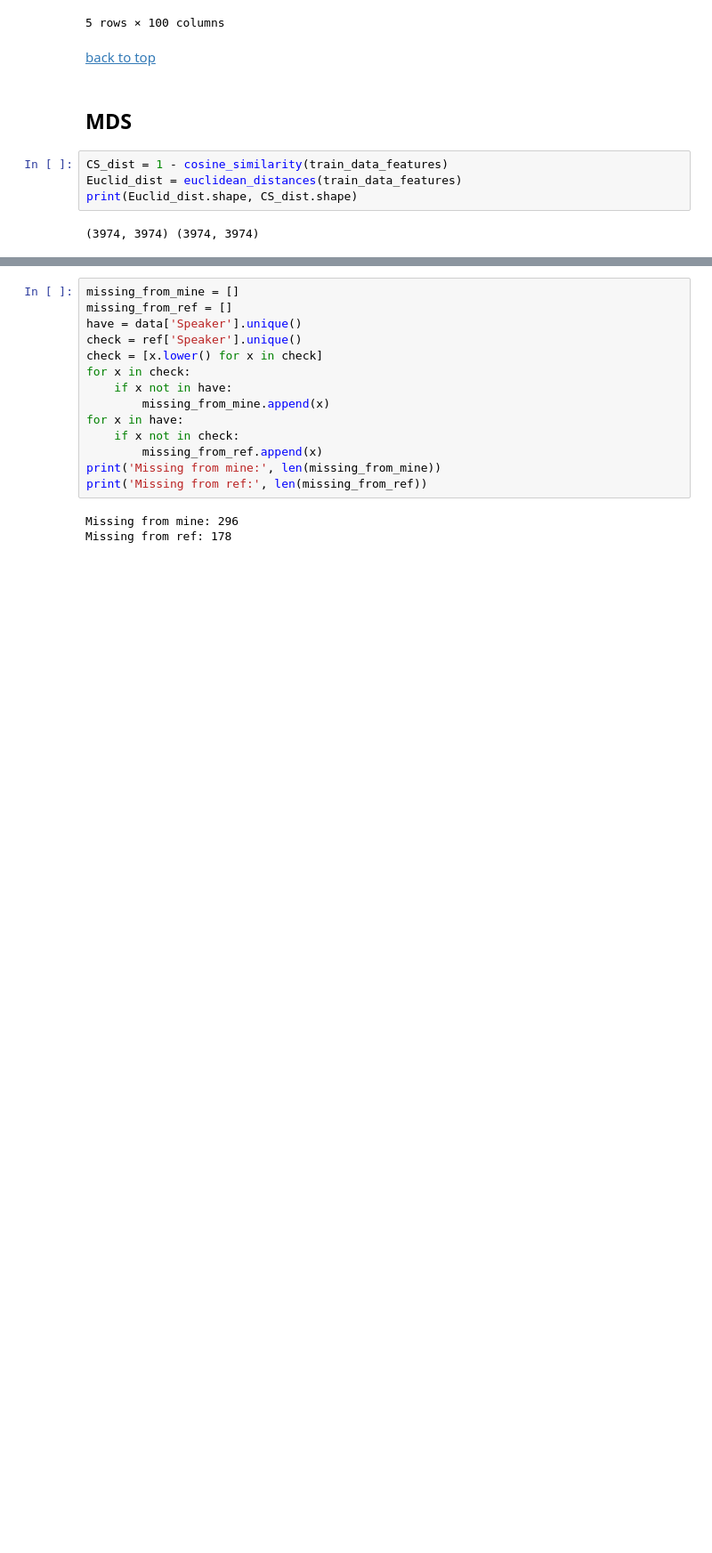
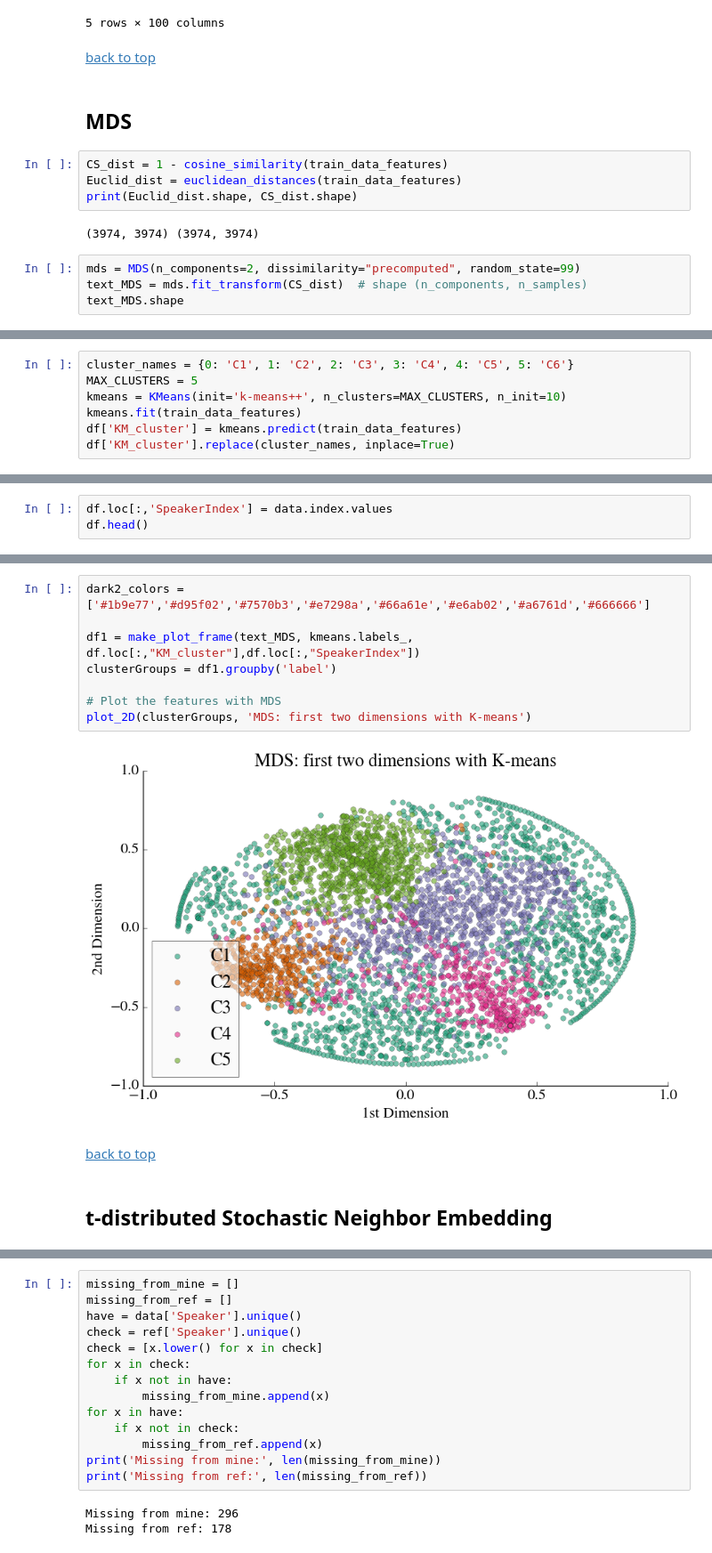
Before and after one commit to cindyliu/csci-e81-hw5, a Jupyter notebook: shakespeare.ipynb, the cells around one changed output, grey strips where cells are left out. Shown at 89% size. Saved outputs shown, nothing was run; the diff lists cells and outputs as text; blank space fills up the shorter version.

Commit message:
Finished MDS & K-means (with k=5, I tried from 2-6); produced a bunch of visualizations; added stub section for exploratory work

```diff
--- a/shakespeare.ipynb
+++ b/shakespeare.ipynb
@@ -230,3 +293,7 @@ Euclid_dist = euclidean_distances(train_data_features)
 print(Euclid_dist.shape, CS_dist.shape)
 # %% [output]
 (3974, 3974) (3974, 3974)
+# %%
+mds = MDS(n_components=2, dissimilarity="precomputed", random_state=99)
+text_MDS = mds.fit_transform(CS_dist)  # shape (n_components, n_samples)
+text_MDS.shape
@@ -232,0 +309,7 @@ print(Euclid_dist.shape, CS_dist.shape)
+# %%
+cluster_names = {0: 'C1', 1: 'C2', 2: 'C3', 3: 'C4', 4: 'C5', 5: 'C6'}
+MAX_CLUSTERS = 5
+kmeans = KMeans(init='k-means++', n_clusters=MAX_CLUSTERS, n_init=10)
+kmeans.fit(train_data_features)
+df['KM_cluster'] = kmeans.predict(train_data_features)
+df['KM_cluster'].replace(cluster_names, inplace=True)
@@ -232,0 +482,3 @@ print(Euclid_dist.shape, CS_dist.shape)
+# %%
+df.loc[:,'SpeakerIndex'] = data.index.values
+df.head()
@@ -232,0 +493,15 @@ print(Euclid_dist.shape, CS_dist.shape)
+# %%
+dark2_colors = ['#1b9e77','#d95f02','#7570b3','#e7298a','#66a61e','#e6ab02','#a6761d','#666666']
+
+df1 = make_plot_frame(text_MDS, kmeans.labels_, df.loc[:,"KM_cluster"],df.loc[:,"SpeakerIndex"])
+clusterGroups = df1.groupby('label')
+
+# Plot the features with MDS
+plot_2D(clusterGroups, 'MDS: first two dimensions with K-means')
+# %% [output]
+[figure, added]
+# %% [markdown]
+<a id='td-sne'></a>
+[back to top](#top)
+# %% [markdown]
+## t-distributed Stochastic Neighbor Embedding
```
Also changed, not shown: parts of 26 cells of this notebook.
